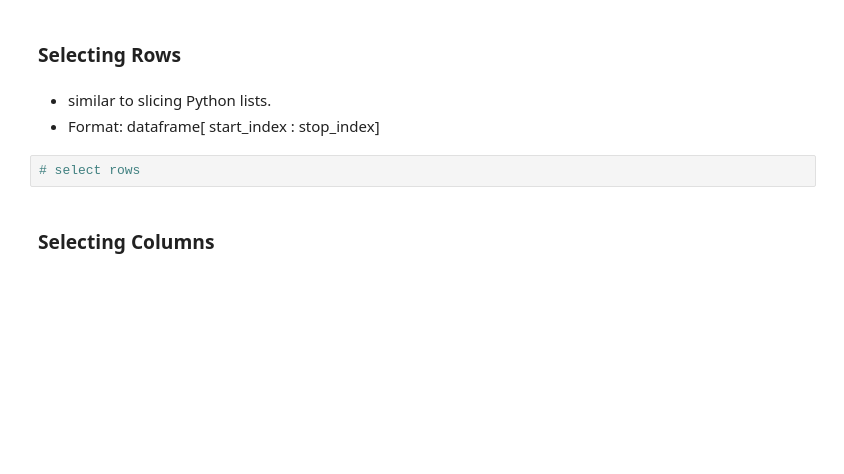
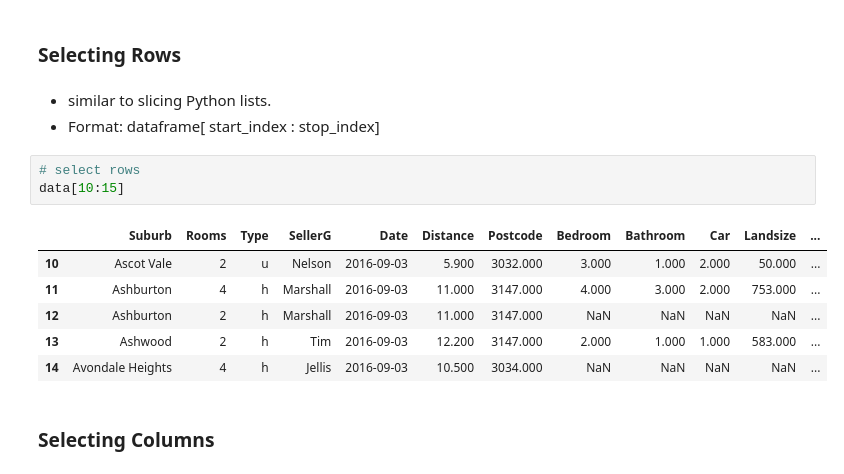
Before and after one commit to Austin-High-AP-CS-Principles/bigdata-melbourne-housing-notes-fwilson12, a Jupyter notebook: Melbourne_Housing_Original.ipynb, the cells around one changed output. Saved outputs shown, nothing was run; the diff lists cells and outputs as text; blank space fills up the shorter version.

```diff
--- a/Melbourne_Housing_Original.ipynb
+++ b/Melbourne_Housing_Original.ipynb
@@ -272,6 +272,14 @@ data.describe().T
 - Format: dataframe[ start_index : stop_index]
 # %%
 # select rows
+data[10:15]
+# %% [output]
+|  | Suburb | Rooms | Type | SellerG | Date | Distance | Postcode | Bedroom | Bathroom | Car | Landsize | ... |
+| 10 | Ascot Vale | 2 | u | Nelson | 2016-09-03 | 5.900 | 3032.000 | 3.000 | 1.000 | 2.000 | 50.000 | ... |
+| 11 | Ashburton | 4 | h | Marshall | 2016-09-03 | 11.000 | 3147.000 | 4.000 | 3.000 | 2.000 | 753.000 | ... |
+| 12 | Ashburton | 2 | h | Marshall | 2016-09-03 | 11.000 | 3147.000 | NaN | NaN | NaN | NaN | ... |
+| 13 | Ashwood | 2 | h | Tim | 2016-09-03 | 12.200 | 3147.000 | 2.000 | 1.000 | 1.000 | 583.000 | ... |
+| 14 | Avondale Heights | 4 | h | Jellis | 2016-09-03 | 10.500 | 3034.000 | NaN | NaN | NaN | NaN | ... |
 # %% [markdown]
 ### Selecting Columns
 # %% [markdown]
```
Also changed, not shown: parts of 18 cells of this notebook.
